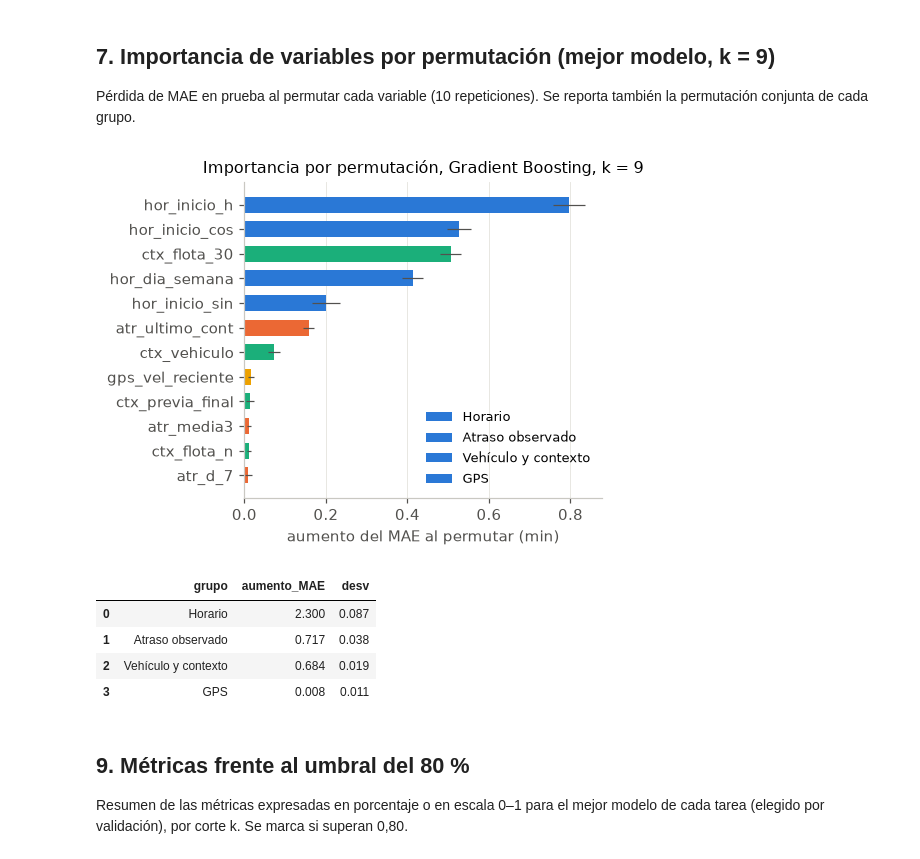
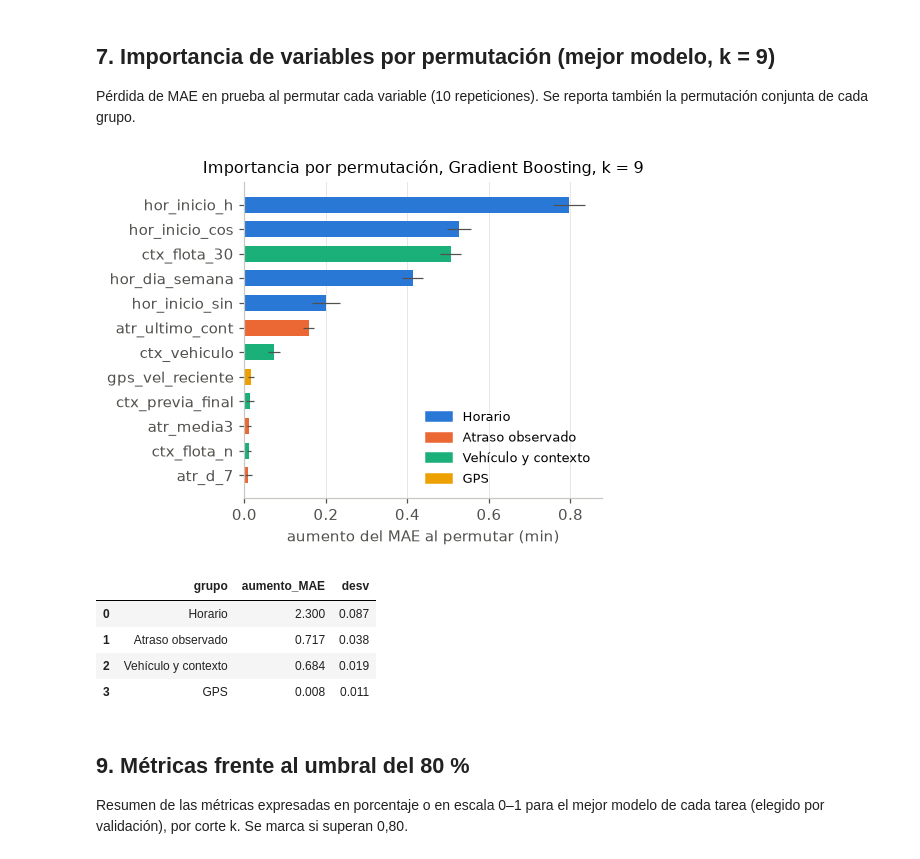
Before and after one commit to Gredith/MachineLearning-G5-TA, a Jupyter notebook: notebooks/06_analisis_resultados.ipynb, the cells around one changed output. Drawn from its saved outputs; the diff is of its cells as text; code cells hidden in the pictures.

```diff
--- a/notebooks/06_analisis_resultados.ipynb
+++ b/notebooks/06_analisis_resultados.ipynb
@@ -382,37 +382,36 @@ imp = permutation_importance(m9, te[cols], te["y"], scoring="neg_mean_absolute_e
                              random_state=SEMILLA, n_jobs=-1)
 importancia = pd.DataFrame({"variable": cols, "aumento_MAE": imp.importances_mean, "desv": imp.importances_std})
 importancia = importancia.sort_values("aumento_MAE", ascending=False)
 importancia.to_csv(DIR_TAB / "06_importancia_k9.csv", index=False, float_format="%.6f")
 
 rng = np.random.default_rng(SEMILLA)
 base_mae = np.mean(np.abs(m9.predict(te[cols]) - te["y"]))
 por_grupo = []
 for g in GRUPOS:
     cg = columnas_modelo(datos[9], (g,))
     aumentos = []
     for _ in range(10):
         xp = te[cols].copy()
         perm = rng.permutation(len(xp))
         xp[cg] = xp[cg].to_numpy()[perm]
         aumentos.append(np.mean(np.abs(m9.predict(xp) - te["y"])) - base_mae)
     por_grupo.append({"grupo": NOMBRE_GRUPO[g], "aumento_MAE": np.mean(aumentos), "desv": np.std(aumentos)})
 por_grupo = pd.DataFrame(por_grupo)
 por_grupo.to_csv(DIR_TAB / "06_importancia_grupos_k9.csv", index=False, float_format="%.6f")
 
 top = importancia.head(12).iloc[::-1]
 fig, ax = plt.subplots(figsize=(4.8, 3.8))
 color_grupo = {g: graficos.PALETA[i] for i, g in enumerate(GRUPOS)}
 ax.barh(top["variable"], top["aumento_MAE"], xerr=top["desv"], color=[color_grupo[v.split("_")[0]] for v in top["variable"]],
         height=0.65, error_kw={"ecolor": graficos.TEXTO_SEC, "elinewidth": 0.8})
-for g in GRUPOS:
-    ax.barh([], [], color=color_grupo[g], label=NOMBRE_GRUPO[g])
-ax.legend(loc="lower right")
+from matplotlib.patches import Patch
+ax.legend(handles=[Patch(color=color_grupo[g], label=NOMBRE_GRUPO[g]) for g in GRUPOS], loc="lower right")
 ax.set(xlabel="aumento del MAE al permutar (min)", title=f"Importancia por permutación, {nombre9}, k = 9")
 ax.grid(axis="y", visible=False)
 graficos.guardar(fig, DIR_FIG / "06_importancia_k9.png")
 por_grupo.round(3)
 # %% [output]
-[figure, old version]
+[figure, new version]
 |  | grupo | aumento_MAE | desv |
 | 0 | Horario | 2.300 | 0.087 |
 | 1 | Atraso observado | 0.717 | 0.038 |
```
Also changed, not shown: 7 other files.
